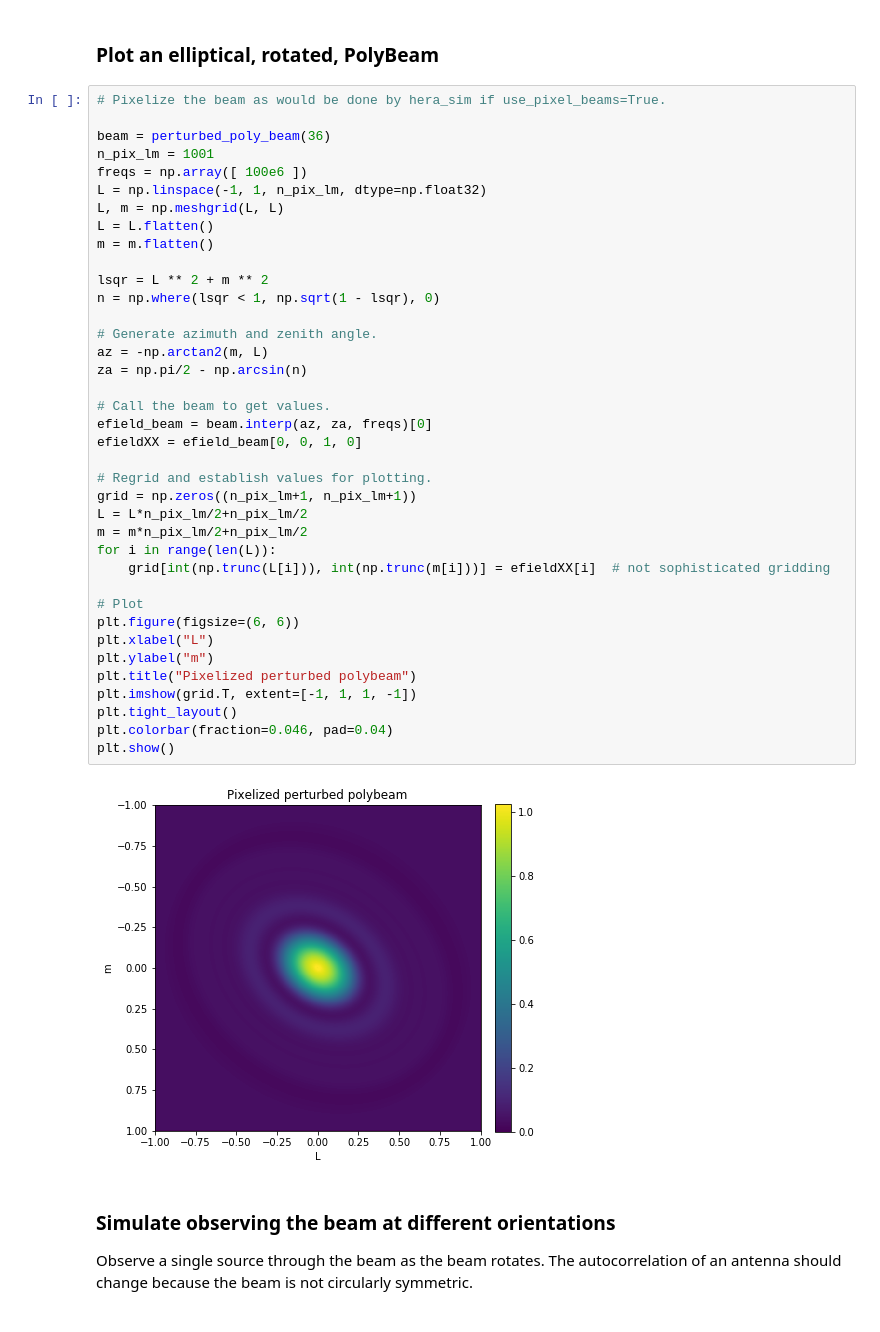
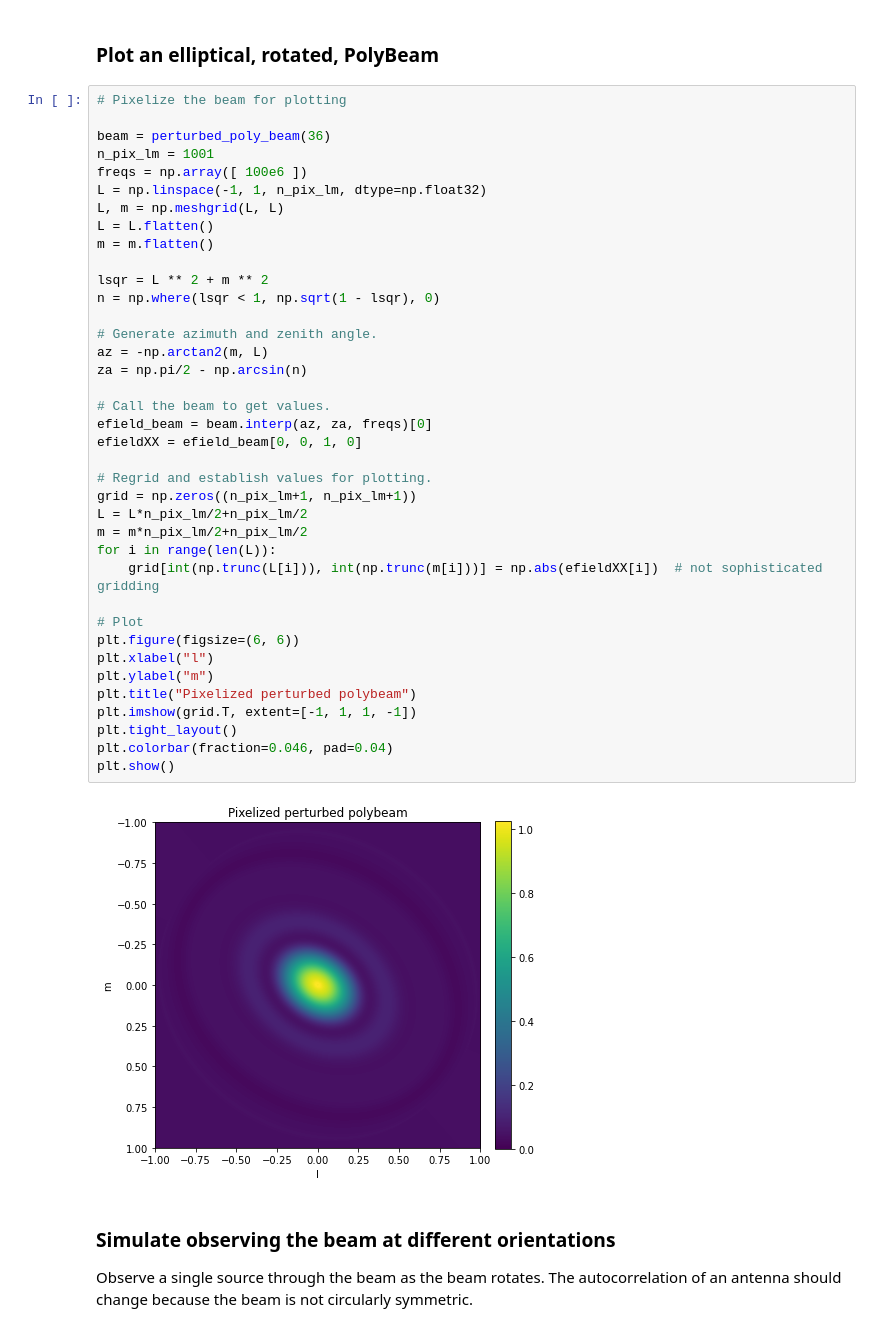
Before and after one commit to HERA-Team/hera_sim, a Jupyter notebook: docs/tutorials/polybeam_simulation.ipynb, the cells around one changed output. Drawn from its saved outputs; the diff is of its cells as text.

```diff
--- a/docs/tutorials/polybeam_simulation.ipynb
+++ b/docs/tutorials/polybeam_simulation.ipynb
@@ -139,7 +133,7 @@ Additionally, the next major release will involve modifications to the package's
 # %% [markdown]
 ### Plot an elliptical, rotated, PolyBeam
 # %%
-# Pixelize the beam as would be done by hera_sim if use_pixel_beams=True.
+# Pixelize the beam for plotting
 
 beam = perturbed_poly_beam(36)
 n_pix_lm = 1001
@@ -148,36 +142,36 @@ L = np.linspace(-1, 1, n_pix_lm, dtype=np.float32)
 L, m = np.meshgrid(L, L)
 L = L.flatten()
 m = m.flatten()
 
 lsqr = L ** 2 + m ** 2
 n = np.where(lsqr < 1, np.sqrt(1 - lsqr), 0)
 
 # Generate azimuth and zenith angle.
 az = -np.arctan2(m, L)
 za = np.pi/2 - np.arcsin(n)
 
 # Call the beam to get values.
 efield_beam = beam.interp(az, za, freqs)[0]
 efieldXX = efield_beam[0, 0, 1, 0]
 
 # Regrid and establish values for plotting.
 grid = np.zeros((n_pix_lm+1, n_pix_lm+1))
 L = L*n_pix_lm/2+n_pix_lm/2
 m = m*n_pix_lm/2+n_pix_lm/2
 for i in range(len(L)):
-    grid[int(np.trunc(L[i])), int(np.trunc(m[i]))] = efieldXX[i]  # not sophisticated gridding
+    grid[int(np.trunc(L[i])), int(np.trunc(m[i]))] = np.abs(efieldXX[i])  # not sophisticated gridding
 
 # Plot
 plt.figure(figsize=(6, 6))
-plt.xlabel("L")
+plt.xlabel("l")
 plt.ylabel("m")
 plt.title("Pixelized perturbed polybeam")
 plt.imshow(grid.T, extent=[-1, 1, 1, -1])
 plt.tight_layout()
 plt.colorbar(fraction=0.046, pad=0.04)
 plt.show()
 # %% [output]
-[figure, old version]
+[figure, new version]
 # %% [markdown]
 ### Simulate observing the beam at different orientations
 
```
Also changed, not shown: parts of 3 cells of this notebook, 5 other files.
